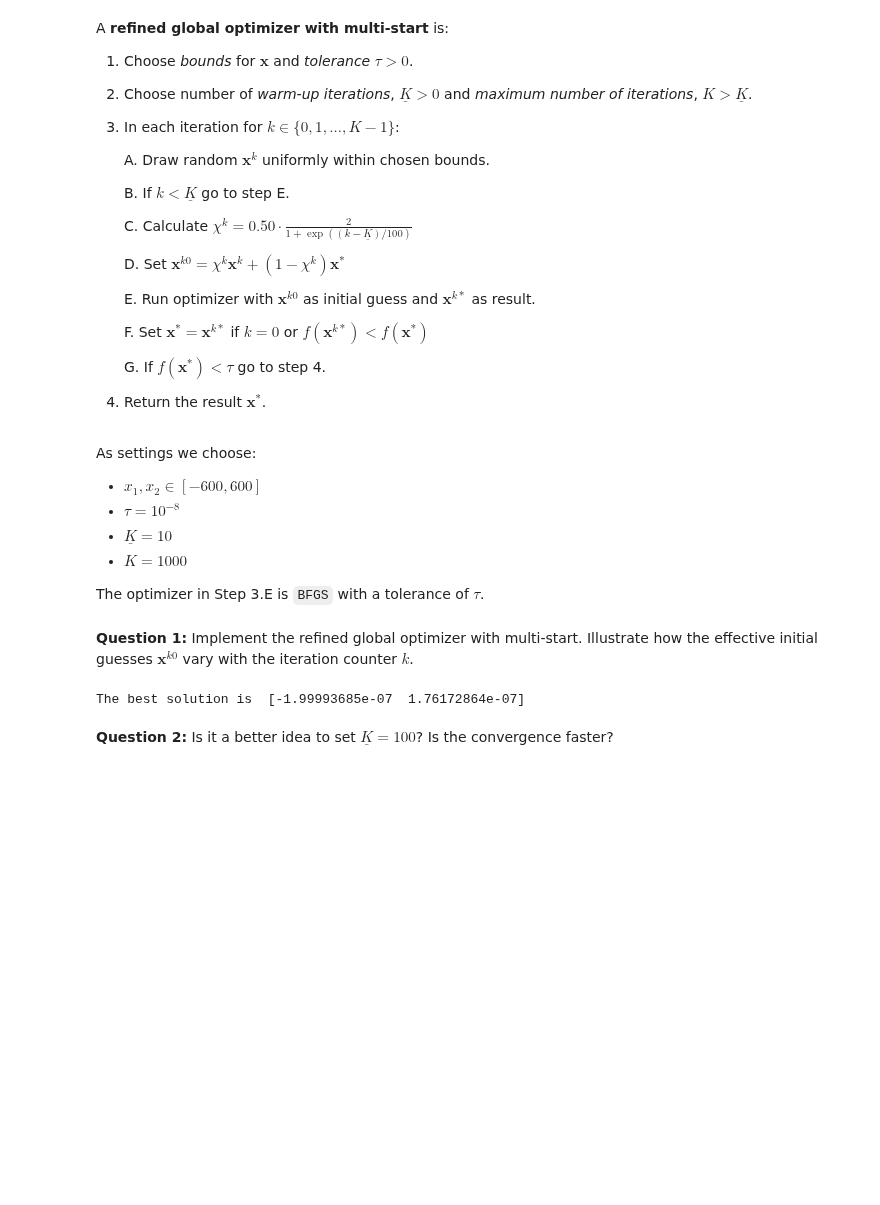
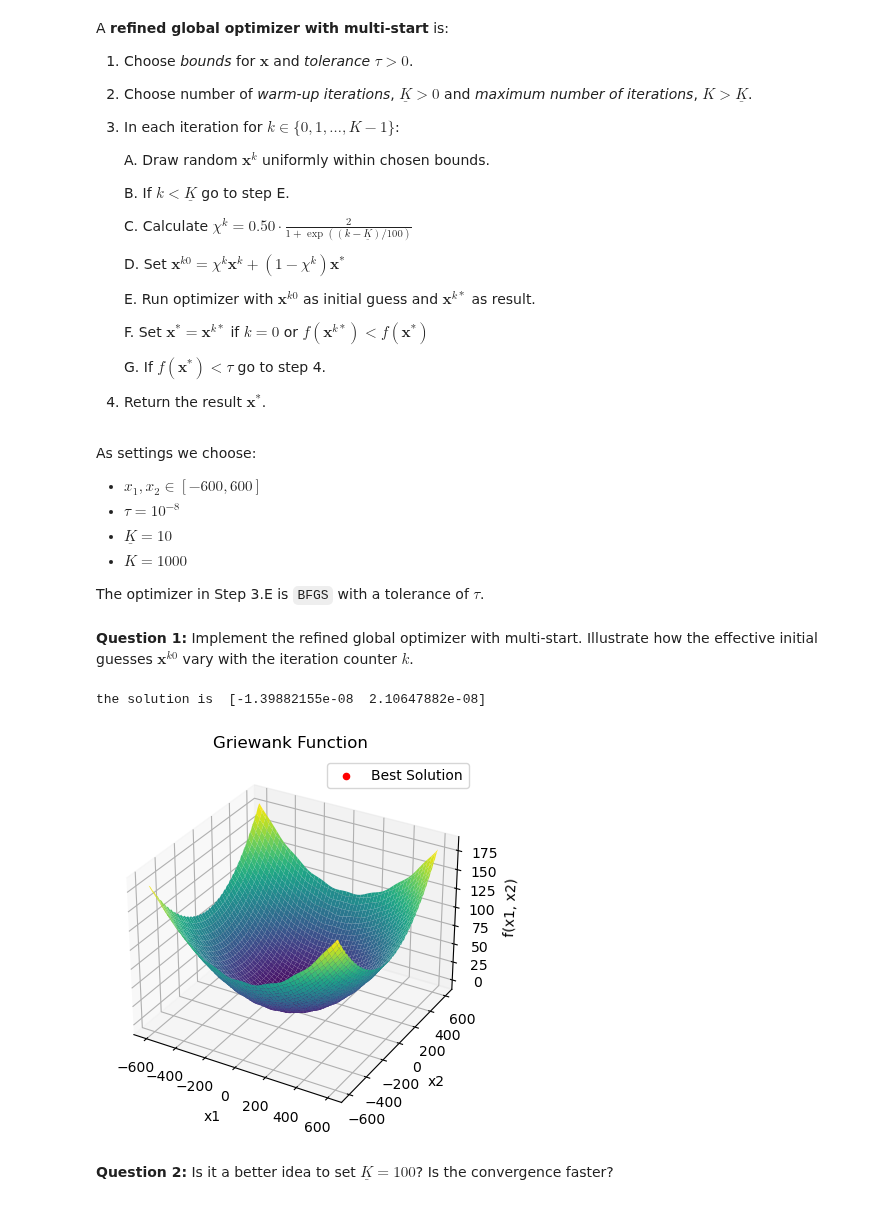
Before and after one commit to NumEconCopenhagen/projects-2023-jt, a Jupyter notebook: Exam/Exam_J.ipynb, the cells around one changed output. Cells and saved outputs as stored; diff of their text form; code cells hidden in the pictures; blank space fills up the shorter version.

Commit message:
ahr lavet en eller anden form for plot....

```diff
--- a/Exam/Exam_J.ipynb
+++ b/Exam/Exam_J.ipynb
@@ -390,36 +396,67 @@ def global_optimizer (bounds, tau, K_warmup, K):
         if k >= K_warmup :
 
             #3.c We calculate chi^k
             chi_k = 0.50 * (2/ (1+np.exp((k-K_warmup)/100)))
 
             #3.d We set x_k0
             x_k0 = chi_k * x_k + (1-chi_k) * x_star
-
         else:
             # We set x_k0 equal to our initial guess x_k
             x_k0 = x_k
 
         #3.e We run the optimizer to get our result x^(k*)
         result = optimize.minimize(griewank, x_k0, method='L-BFGS-B', bounds=bounds, tol=tau)
 
         #3.f We update x_star if the result is better
         if x_star is None or griewank(result.x) < griewank(x_star):
             x_star = result.x
 
         #3.g We evaluate the function of x_star
         if griewank(x_star) < tau:
             break
 
     #4. We return the result
     return x_star
 
 # 5. We run the optimizer
 
 best_solution = global_optimizer(bounds, tau, K_warmup, K_max)
 
-print("The best solution is " , best_solution)
+
+print('the solution is ', best_solution)
+
+# We will now illustrate the results
+
+# Define the range of x1 and x2
+x1_range = np.linspace(-600, 600, 100)
+x2_range = np.linspace(-600, 600, 100)
+
+# Create a grid of points
+x1_grid, x2_grid = np.meshgrid(x1_range, x2_range)
+
+# Evaluate the function at each grid point
+Z = griewank_(x1_grid, x2_grid)
+
+# Plot the function surface
+fig = plt.figure()
+ax = fig.add_subplot(111, projection='3d')
+ax.plot_surface(x1_grid, x2_grid, Z, cmap='viridis')
+ax.set_xlabel('x1')
+ax.set_ylabel('x2')
+ax.set_zlabel('f(x1, x2)')
+
+# Plot the best solution found
+best_x1, best_x2 = best_solution
+best_f = griewank_(best_x1,best_x2)
+ax.scatter(best_x1, best_x2, best_f, color='red', label='Best Solution')
+
+ax.legend()
+
+plt.title('Griewank Function')
+plt.show()
 # %% [output]
-The best solution is  [-1.99993685e-07  1.76172864e-07]
+the solution is  [-1.39882155e-08  2.10647882e-08]
+[figure, added]
 # %% [markdown]
 **Question 2:** Is it a better idea to set $\underline{K} = 100$? Is the convergence faster?
 # %%
```
Also changed, not shown: parts of 3 cells of this notebook.
